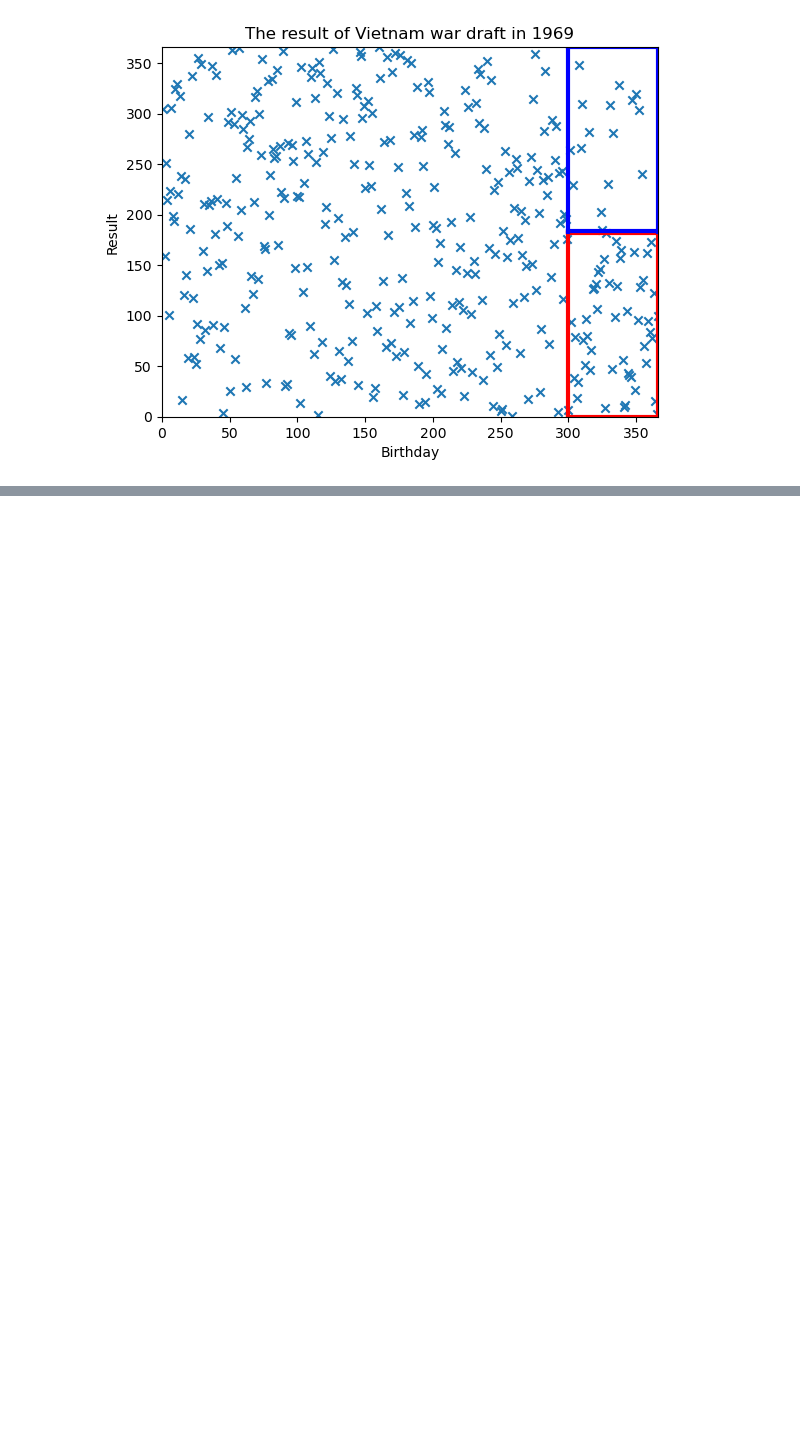
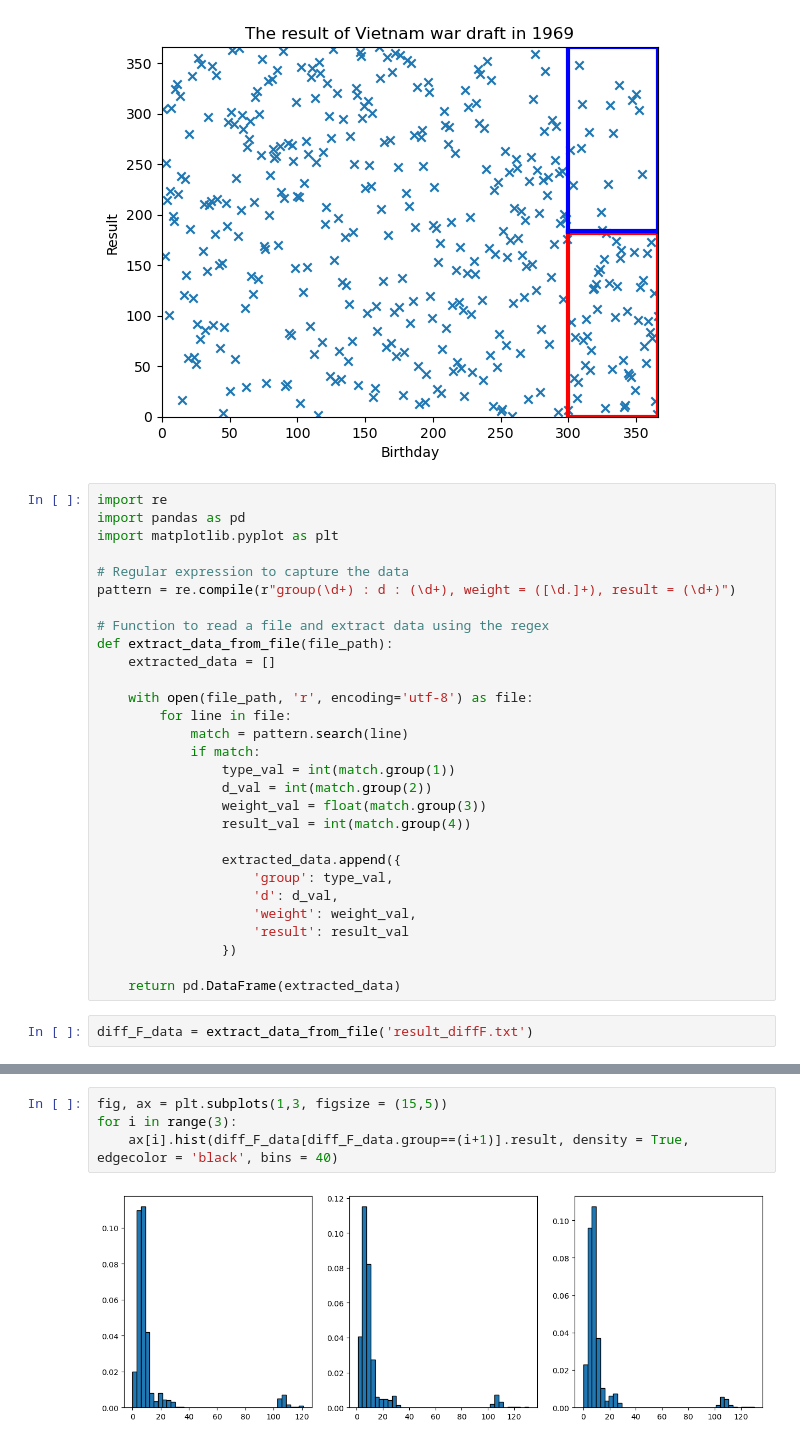
Before and after one commit to woozins/lottery, a Jupyter notebook: analysis_0920.ipynb, the cells around one changed output, grey strips where cells are left out. Drawn from its saved outputs; the diff is of its cells as text; blank space fills up the shorter version.

```diff
--- a/analysis_0920.ipynb
+++ b/analysis_0920.ipynb
@@ -26,3 +26,34 @@ plt.ylabel("Result")
 # %% [output]
 Text(0, 0.5, 'Result')
 [figure]
+# %%
+import re
+import pandas as pd
+import matplotlib.pyplot as plt
+
+# Regular expression to capture the data
+pattern = re.compile(r"group(\d+) : d : (\d+), weight = ([\d.]+), result = (\d+)")
+
+# Function to read a file and extract data using the regex
+def extract_data_from_file(file_path):
+    extracted_data = []
+
+    with open(file_path, 'r', encoding='utf-8') as file:
+        for line in file:
+            match = pattern.search(line)
+            if match:
+                type_val = int(match.group(1))
+                d_val = int(match.group(2))
+                weight_val = float(match.group(3))
+                result_val = int(match.group(4))
+
+                extracted_data.append({
+                    'group': type_val,
+                    'd': d_val,
+                    'weight': weight_val,
+                    'result': result_val
+                })
+
+    return pd.DataFrame(extracted_data)
+# %%
+diff_F_data = extract_data_from_file('result_diffF.txt')
@@ -28,0 +76,6 @@ Text(0, 0.5, 'Result')
+# %%
+fig, ax = plt.subplots(1,3, figsize = (15,5))
+for i in range(3):
+    ax[i].hist(diff_F_data[diff_F_data.group==(i+1)].result, density = True, edgecolor = 'black', bins = 40)
+# %% [output]
+[figure, added]
```
Also changed, not shown: parts of 5 cells of this notebook, 11 other files.
